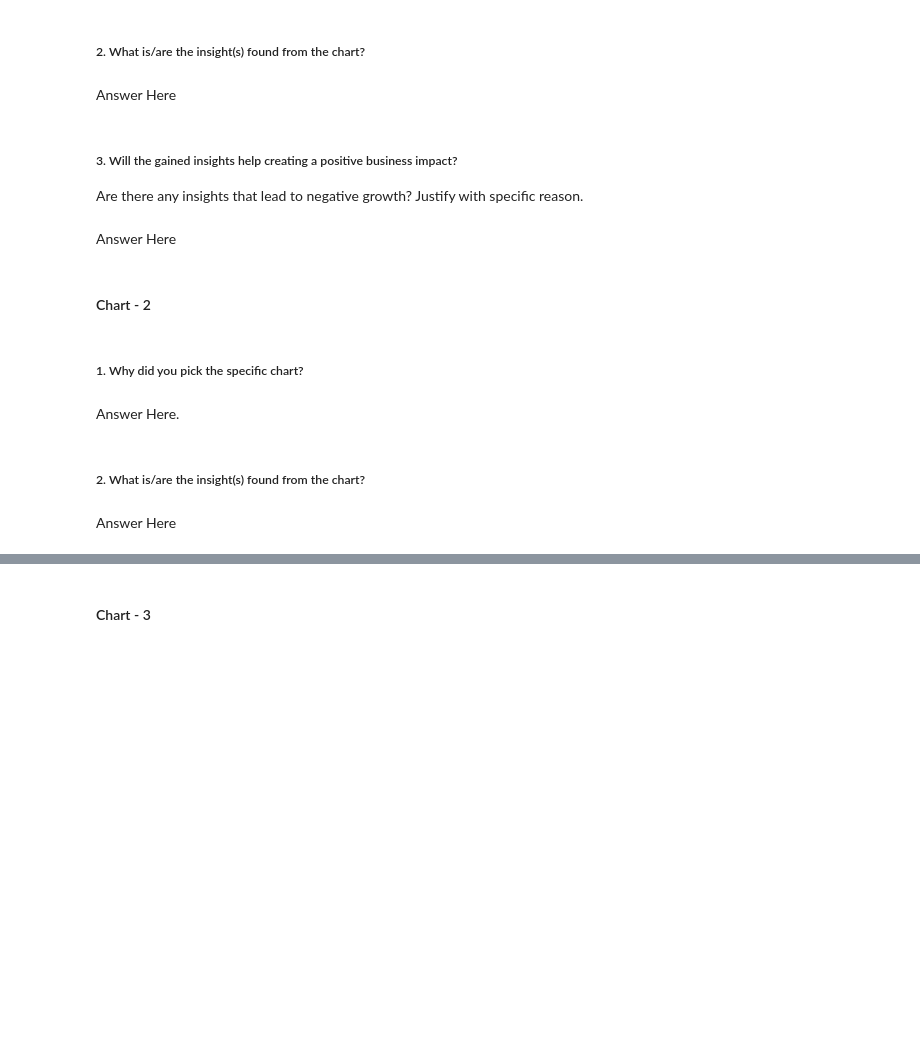
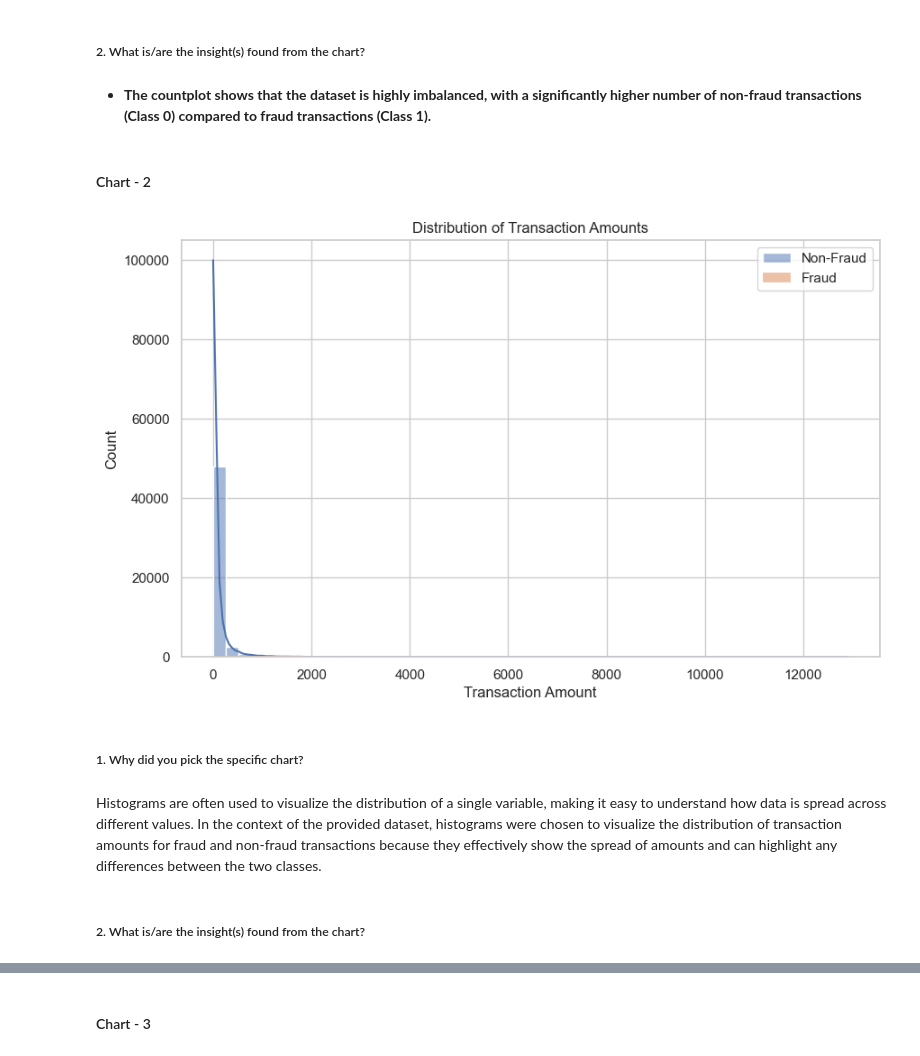
Before and after one commit to Mostaqul143/Credit-Card-Fraud-Transaction-Detection, a Jupyter notebook: Project.ipynb, the cells around one changed output, grey strips where cells are left out. Cells and saved outputs as stored; diff of their text form; code cells hidden in the pictures; blank space fills up the shorter version.

```diff
--- a/Project.ipynb
+++ b/Project.ipynb
@@ -187,11 +265,6 @@ Answer Here.
 # %% [markdown]
 ##### 2. What is/are the insight(s) found from the chart?
-# %% [markdown]
-Answer Here
-# %% [markdown]
-##### 3. Will the gained insights help creating a positive business impact?
-Are there any insights that lead to negative growth? Justify with specific reason.
-# %% [markdown]
-Answer Here
+# %% [markdown]
+*  **The countplot shows that the dataset is highly imbalanced, with a significantly higher number of non-fraud transactions (Class 0) compared to fraud transactions (Class 1).**
 # %% [markdown]
 #### Chart - 2
@@ -200,8 +271,21 @@ Answer Here
+# %%
+# Chart - 2 visualization code
+
+# Plot histograms of transaction amounts for fraud and non-fraud transactions
+plt.figure(figsize=(10, 6))
+sns.histplot(df[df['Class'] == 0]['Amount'], bins=50, label='Non-Fraud', kde=True)
+sns.histplot(df[df['Class'] == 1]['Amount'], bins=50, label='Fraud', kde=True)
+plt.title("Distribution of Transaction Amounts")
+plt.xlabel("Transaction Amount")
+plt.ylabel("Count")
+plt.legend()
+plt.show()
+# %% [output]
+[figure, added]
 # %% [markdown]
 ##### 1. Why did you pick the specific chart?
-# %% [markdown]
-Answer Here.
+# %% [markdown]
+
+Histograms are often used to visualize the distribution of a single variable, making it easy to understand how data is spread across different values. In the context of the provided dataset, histograms were chosen to visualize the distribution of transaction amounts for fraud and non-fraud transactions because they effectively show the spread of amounts and can highlight any differences between the two classes.
 # %% [markdown]
 ##### 2. What is/are the insight(s) found from the chart?
-# %% [markdown]
-Answer Here
```
Also changed, not shown: parts of 119 cells of this notebook.
